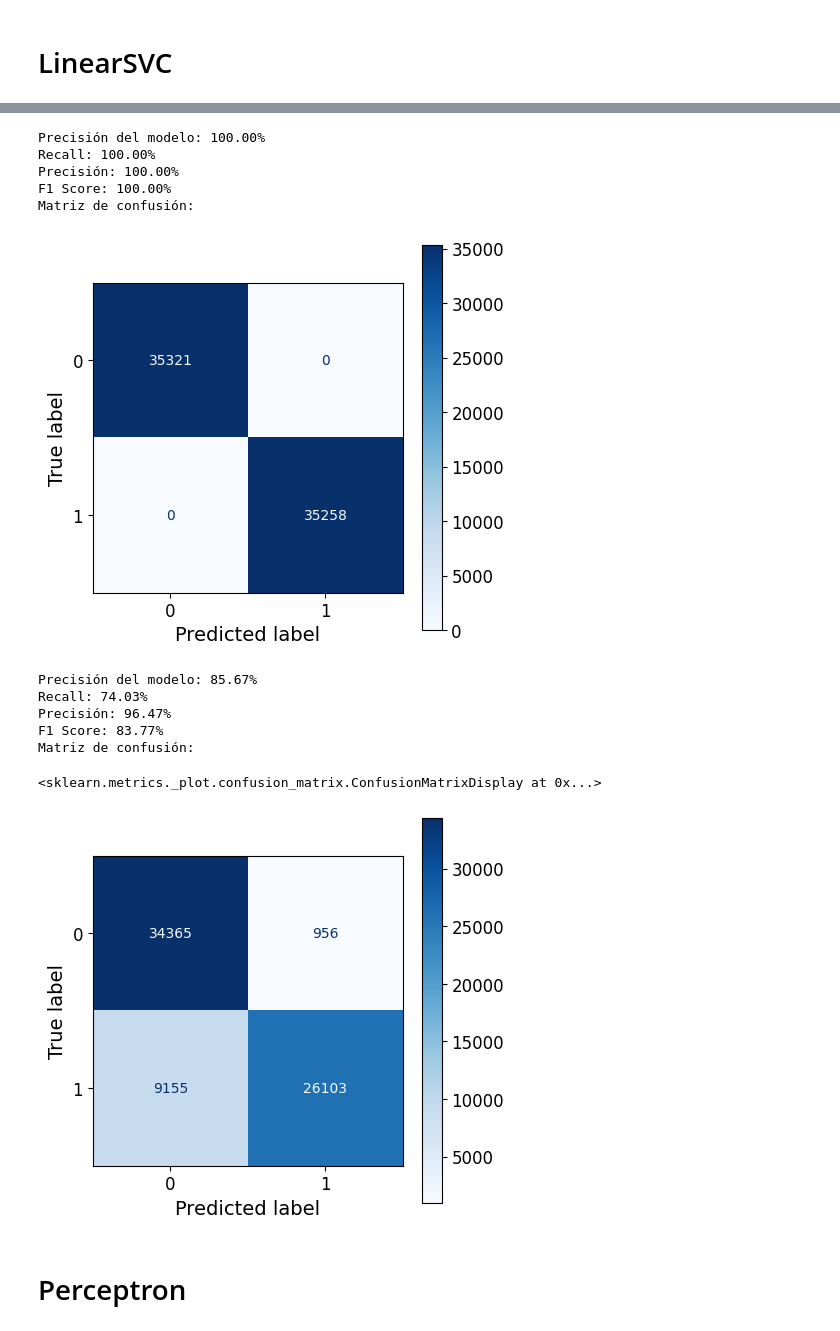
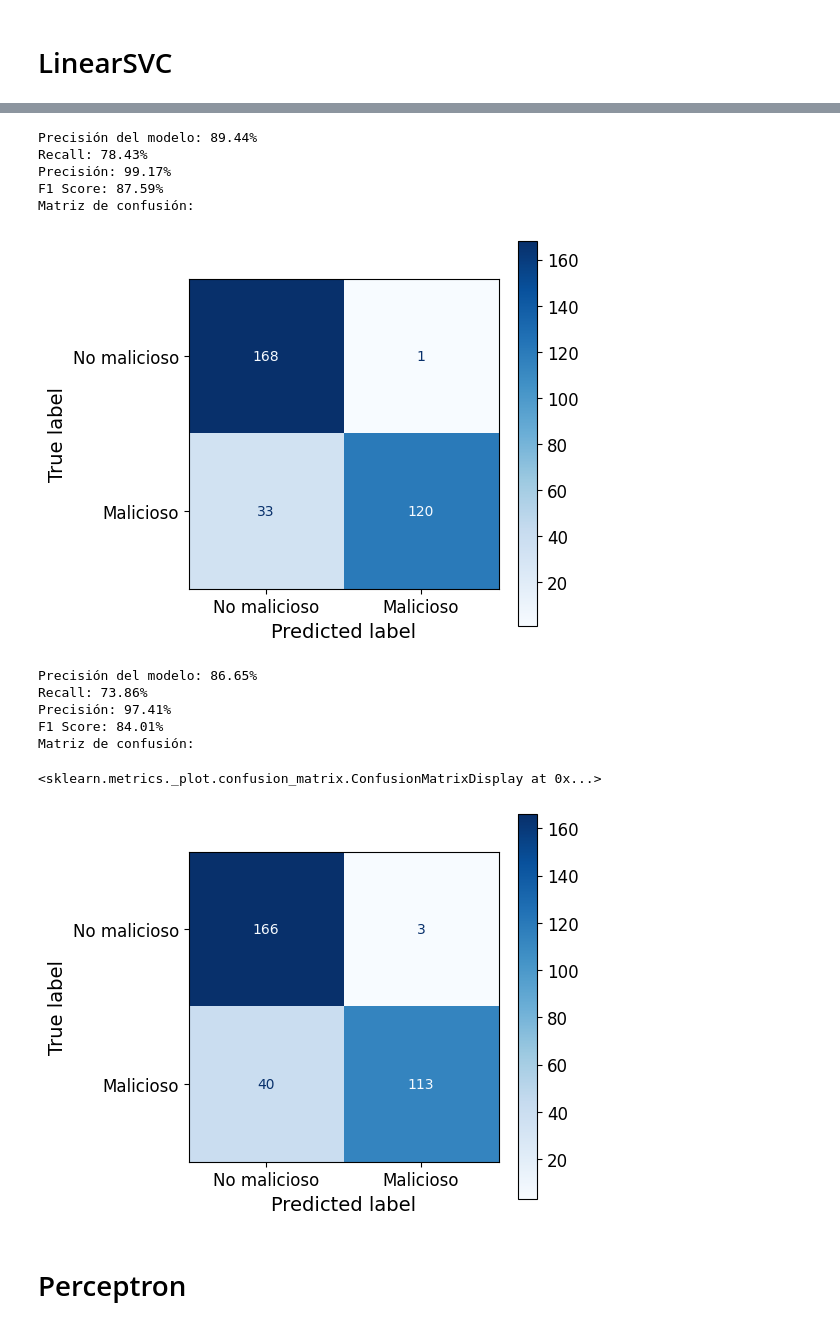
Before and after one commit to fferni01/TFM_Fernando, a Jupyter notebook: ML/clasificacion - sinIps.ipynb, the cells around one changed output, grey strips where cells are left out. Saved outputs shown, nothing was run; the diff lists cells and outputs as text; code cells hidden in the pictures.

```diff
--- a/ML/clasificacion - sinIps.ipynb
+++ b/ML/clasificacion - sinIps.ipynb
@@ -179,13 +156,13 @@ Precisión del modelo con los mejores hiperparámetros: 1.00000000
 from sklearn.neighbors import KNeighborsClassifier
 
 # Crear una instancia del modelo KNeighborsClassifier con los mejores hiperparámetros
-best_model = KNeighborsClassifier(algorithm='auto', leaf_size=10, n_neighbors=3, p=1, weights='uniform')
+best_model1 = KNeighborsClassifier(**best_params)
 
 # Ajustar los datos de entrenamiento con el nuevo modelo
-best_model.fit(X_train, y_train)
+best_model1.fit(X_train, y_train)
 
 # Realizar predicciones utilizando el modelo ajustado
-predictions = best_model.predict(X_test)
+predictions = best_model1.predict(X_test)
 
 # Evaluar el modelo con las predicciones obtenidas
 accuracy = accuracy_score(y_test, predictions)
@@ -278,11 +255,13 @@ from sklearn.metrics import accuracy_score
 param_grid = {
     'penalty': ['l1', 'l2'],
     'C': [0.1, 1, 10],
-    'solver': ['liblinear', 'saga']
+    'solver': ['liblinear', 'saga'],
+    'max_iter': [1000,2000, 3000]
 }
 
+
 # Crear una instancia del modelo LogisticRegression
-model = LogisticRegression(max_iter=1000)
+model = LogisticRegression()
 
 # Aplicar Grid Search
 grid_search = GridSearchCV(model, param_grid, cv=5)
@@ -311,13 +290,13 @@ from sklearn.metrics import accuracy_score, recall_score, precision_score, f1_sc
 import matplotlib.pyplot as plt
 
 # Crear una instancia del modelo LogisticRegression con los mejores hiperparámetros
-best_model = LogisticRegression(max_iter=1000,penalty='l1', C=0.1, solver='liblinear')
+best_model2 = LogisticRegression(**best_params)
 
 # Ajustar los datos de entrenamiento con el nuevo modelo
-best_model.fit(X_train, y_train)
+best_model2.fit(X_train, y_train)
 
 # Realizar predicciones utilizando el modelo ajustado
-predictions = best_model.predict(X_test)
+predictions = best_model2.predict(X_test)
 
 # Evaluar el modelo con las predicciones obtenidas
 accuracy = accuracy_score(y_test, predictions)
@@ -334,7 +313,7 @@ print('F1 Score: {:.2f}%'.format(f1 * 100))
 
 print("Matriz de confusión:")
 cm = confusion_matrix(y_test, predictions)
-cmd = ConfusionMatrixDisplay(confusion_matrix=cm, display_labels=best_model.classes_)
+cmd = ConfusionMatrixDisplay(confusion_matrix=cm, display_labels=["No malicioso", "Malicioso"])
 
 # Dibuja la matriz de confusión
 fig, ax = plt.subplots(figsize=(5, 5))
@@ -400,11 +379,11 @@ from sklearn.metrics import accuracy_score
 param_grid = {
     'penalty': ['l1', 'l2'],
     'C': [0.1, 1, 10],
-    'dual': [False]
+    'max_iter': [1000, 2000, 3000]
 }
 
 # Crear una instancia del modelo LinearSVC
-model = LinearSVC(max_iter=1000)
+model = LinearSVC()
 
 # Aplicar Grid Search
 grid_search = GridSearchCV(model, param_grid, cv=5)
@@ -433,45 +429,45 @@ from sklearn.metrics import accuracy_score, recall_score, precision_score, f1_sc
 import matplotlib.pyplot as plt
 
 # Crear una instancia del modelo LinearSVC con los mejores hiperparámetros
-best_model = LinearSVC(max_iter=15000,penalty='l1', C=0.1, dual=False)
+best_model3 = LinearSVC(**best_params)
 
 # Ajustar los datos de entrenamiento con el nuevo modelo
-best_model.fit(X_train, y_train)
+best_model3.fit(X_train, y_train)
 
 # Realizar predicciones utilizando el modelo ajustado
-predictions = best_model.predict(X_test)
+predictions = best_model3.predict(X_test)
 
 # Evaluar el modelo con las predicciones obtenidas
 accuracy = accuracy_score(y_test, predictions)
 print('Precisión del modelo: {:.2f}%'.format(accuracy * 100))
 
 # Calcular otras métricas de evaluación
 recall = recall_score(y_test, predictions)
 precision = precision_score(y_test, predictions)
 f1 = f1_score(y_test, predictions)
 
 print('Recall: {:.2f}%'.format(recall * 100))
 print('Precisión: {:.2f}%'.format(precision * 100))
 print('F1 Score: {:.2f}%'.format(f1 * 100))
 
 print("Matriz de confusión:")
 cm = confusion_matrix(y_test, predictions)
-cmd = ConfusionMatrixDisplay(confusion_matrix=cm, display_labels=best_model.classes_)
+cmd = ConfusionMatrixDisplay(confusion_matrix=cm, display_labels=["No malicioso", "Malicioso"])
 
 # Dibuja la matriz de confusión
 fig, ax = plt.subplots(figsize=(5, 5))
 cmd.plot(ax=ax, cmap=plt.cm.Blues)
 plt.show()
 # %% [output]
-Precisión del modelo: 100.00%
-Recall: 100.00%
-Precisión: 100.00%
-F1 Score: 100.00%
+Precisión del modelo: 89.44%
+Recall: 78.43%
+Precisión: 99.17%
+F1 Score: 87.59%
 Matriz de confusión:
-[figure, old version]
+[figure, new version]
 # %%
 
-model = LinearSVC(max_iter=15000)
+model = LinearSVC(max_iter=1000)
 # Se entrena el modelo con los datos de entrenamiento
 model.fit(X_train, y_train)
 
@@ -499,19 +495,19 @@ print("Matriz de confusión:")
 # Se imprime la matriz de confusión
 cm = confusion_matrix(y_test, predictions)
 #cm = cm.astype('float') / cm.sum(axis=1)[:, np.newaxis]
-cmd = ConfusionMatrixDisplay(confusion_matrix=cm, display_labels=model.classes_)
+cmd = ConfusionMatrixDisplay(confusion_matrix=cm, display_labels=["No malicioso", "Malicioso"])
 
 # Dibuja la matriz de confusión
 fig, ax = plt.subplots(figsize=(5, 5))
 cmd.plot(ax=ax, cmap=plt.cm.Blues)
 # %% [output]
-Precisión del modelo: 85.67%
-Recall: 74.03%
-Precisión: 96.47%
-F1 Score: 83.77%
+Precisión del modelo: 86.65%
+Recall: 73.86%
+Precisión: 97.41%
+F1 Score: 84.01%
 Matriz de confusión:
 <sklearn.metrics._plot.confusion_matrix.ConfusionMatrixDisplay at 0x...>
-[figure, old version]
+[figure, new version]
 # %% [markdown]
 # Perceptron
 # %%
```
Also changed, not shown: parts of 18 cells of this notebook, 3 other files.
